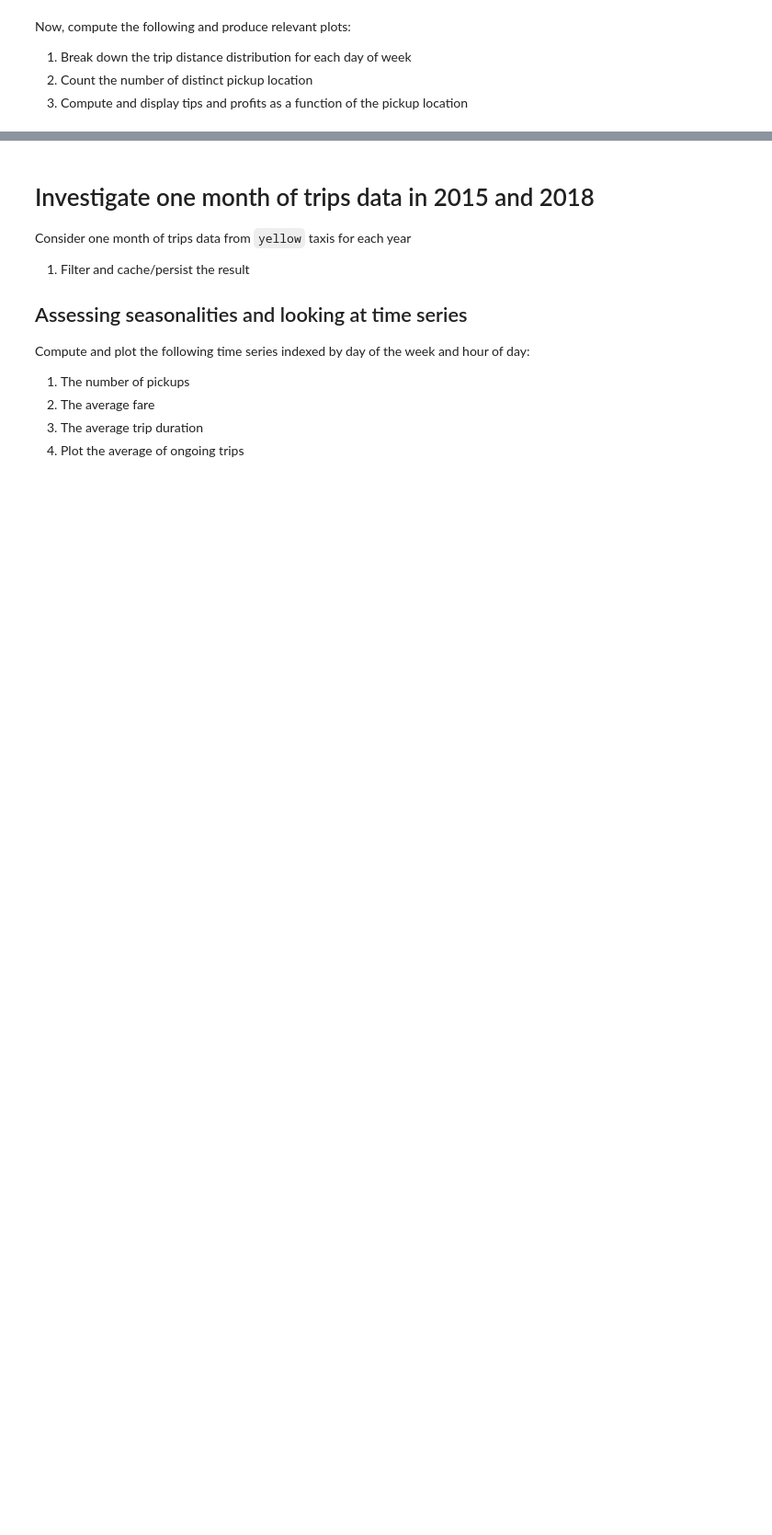
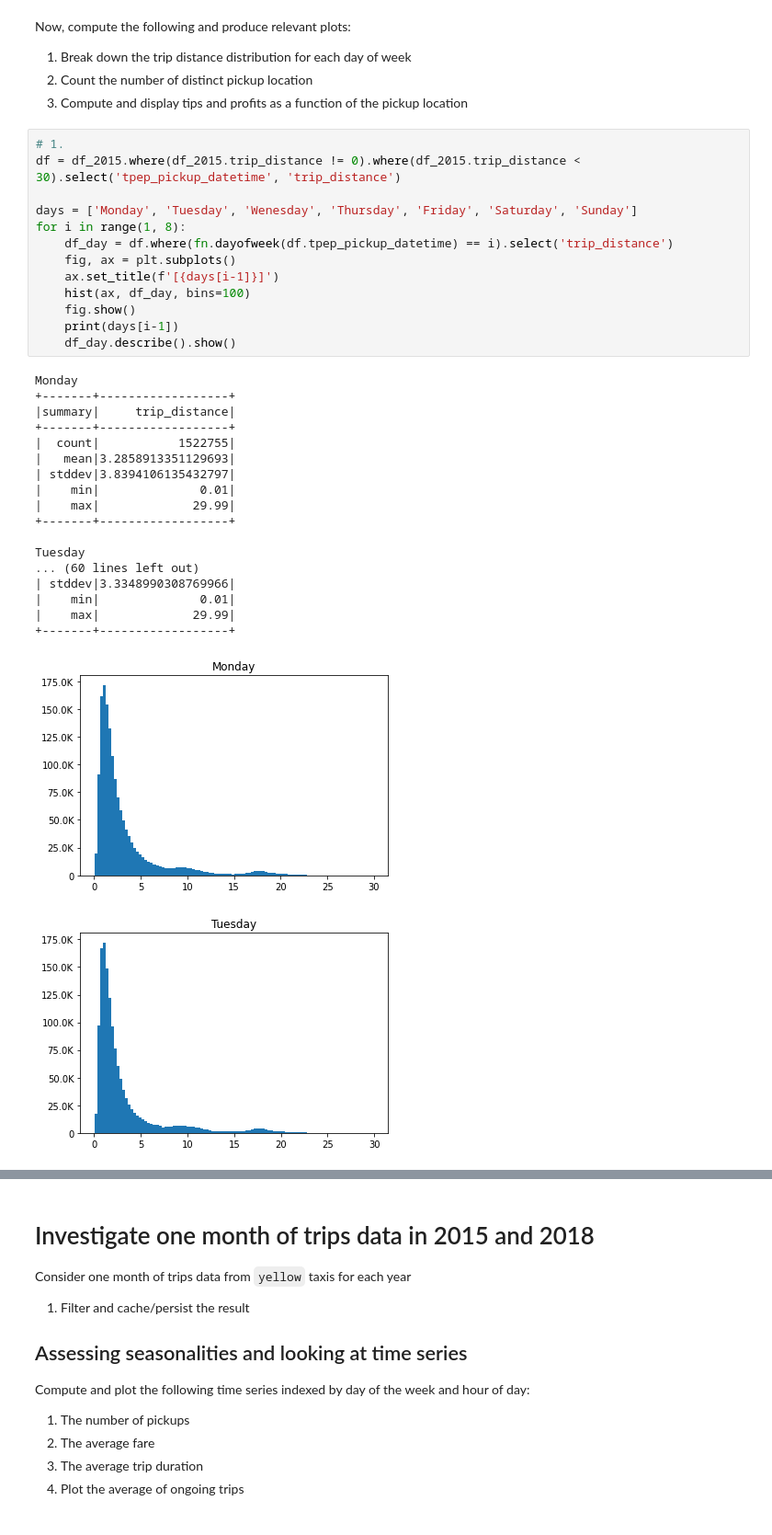
Before and after one commit to totocptbgn/BigDataM1, a Jupyter notebook: homework03.ipynb, the cells around one changed output, grey strips where cells are left out. Shown at 92% size. Saved outputs shown, nothing was run; the diff lists cells and outputs as text; blank space fills up the shorter version.

```diff
--- a/homework03.ipynb
+++ b/homework03.ipynb
@@ -273,3 +310,36 @@ Now, compute the following and produce relevant plots:
 1. Break down the trip distance distribution for each day of week
 1. Count the number of distinct pickup location
 1. Compute and display tips and profits as a function of the pickup location
+# %%
+# 1.
+df = df_2015.where(df_2015.trip_distance != 0).where(df_2015.trip_distance < 30).select('tpep_pickup_datetime', 'trip_distance')
+
+days = ['Monday', 'Tuesday', 'Wenesday', 'Thursday', 'Friday', 'Saturday', 'Sunday']
+for i in range(1, 8):
+    df_day = df.where(fn.dayofweek(df.tpep_pickup_datetime) == i).select('trip_distance')
+    fig, ax = plt.subplots()
+    ax.set_title(f'[{days[i-1]}]')
+    hist(ax, df_day, bins=100)
+    fig.show()
+    print(days[i-1])
+    df_day.describe().show()
+# %% [output]
+Monday
++-------+------------------+
+|summary|     trip_distance|
++-------+------------------+
+|  count|           1522755|
+|   mean|3.2858913351129693|
+| stddev|3.8394106135432797|
+|    min|              0.01|
+|    max|             29.99|
++-------+------------------+
+
+Tuesday
+... (60 lines left out)
+| stddev|3.3348990308769966|
+|    min|              0.01|
+|    max|             29.99|
++-------+------------------+
+[figure, added]
+[figure, added]
```
Also changed, not shown: parts of 15 cells of this notebook.
